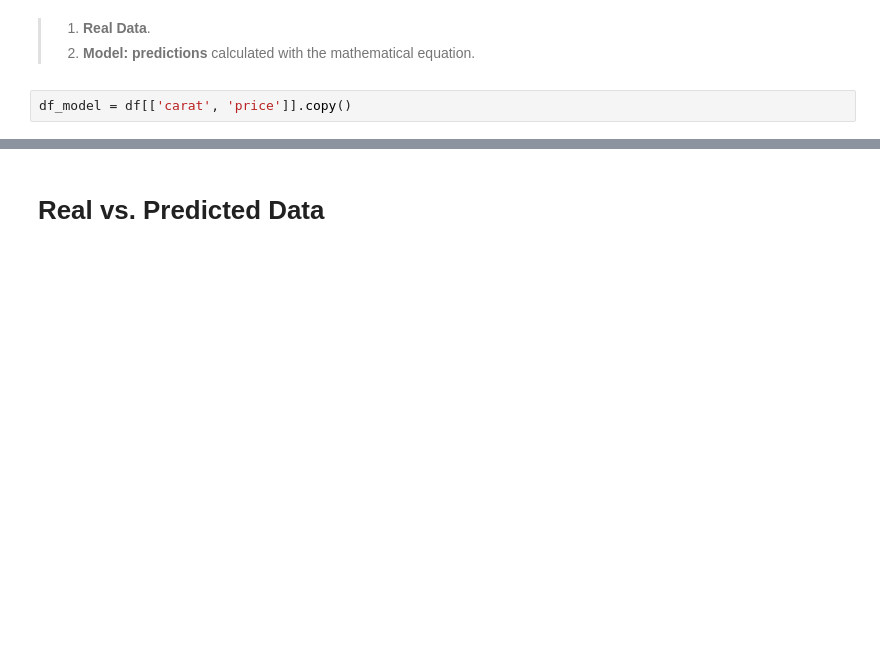
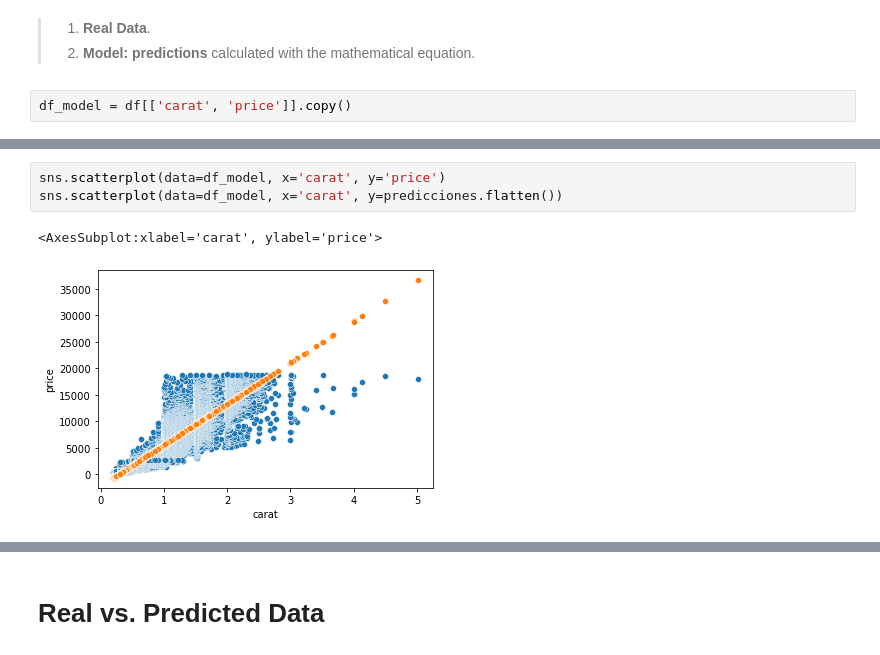
Before and after one commit to frands97/machine-learning-program, a Jupyter notebook: II Machine Learning & Deep Learning/#03. Machine Learning & Linear Regression/03practice.ipynb, the cells around one changed output, grey strips where cells are left out. Saved outputs shown, nothing was run; the diff lists cells and outputs as text; blank space fills up the shorter version.

```diff
--- a/II Machine Learning & Deep Learning/#03. Machine Learning & Linear Regression/03practice.ipynb
+++ b/II Machine Learning & Deep Learning/#03. Machine Learning & Linear Regression/03practice.ipynb
@@ -213,0 +273,6 @@ print(predicciones)
+# %%
+sns.scatterplot(data=df_model, x='carat', y='price')
+sns.scatterplot(data=df_model, x='carat', y=predicciones.flatten())
+# %% [output]
+<AxesSubplot:xlabel='carat', ylabel='price'>
+[figure, added]
```
Also changed, not shown: parts of 24 cells of this notebook, 1 other file.
